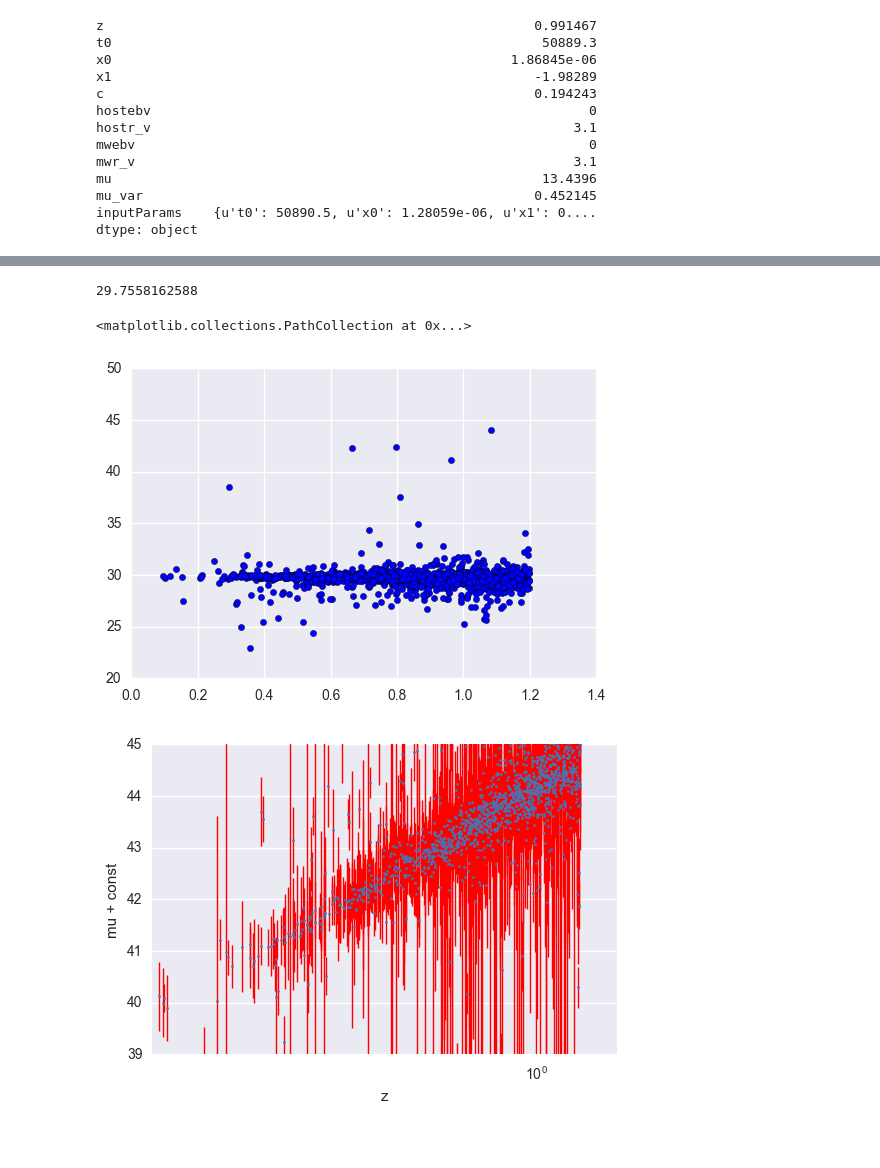
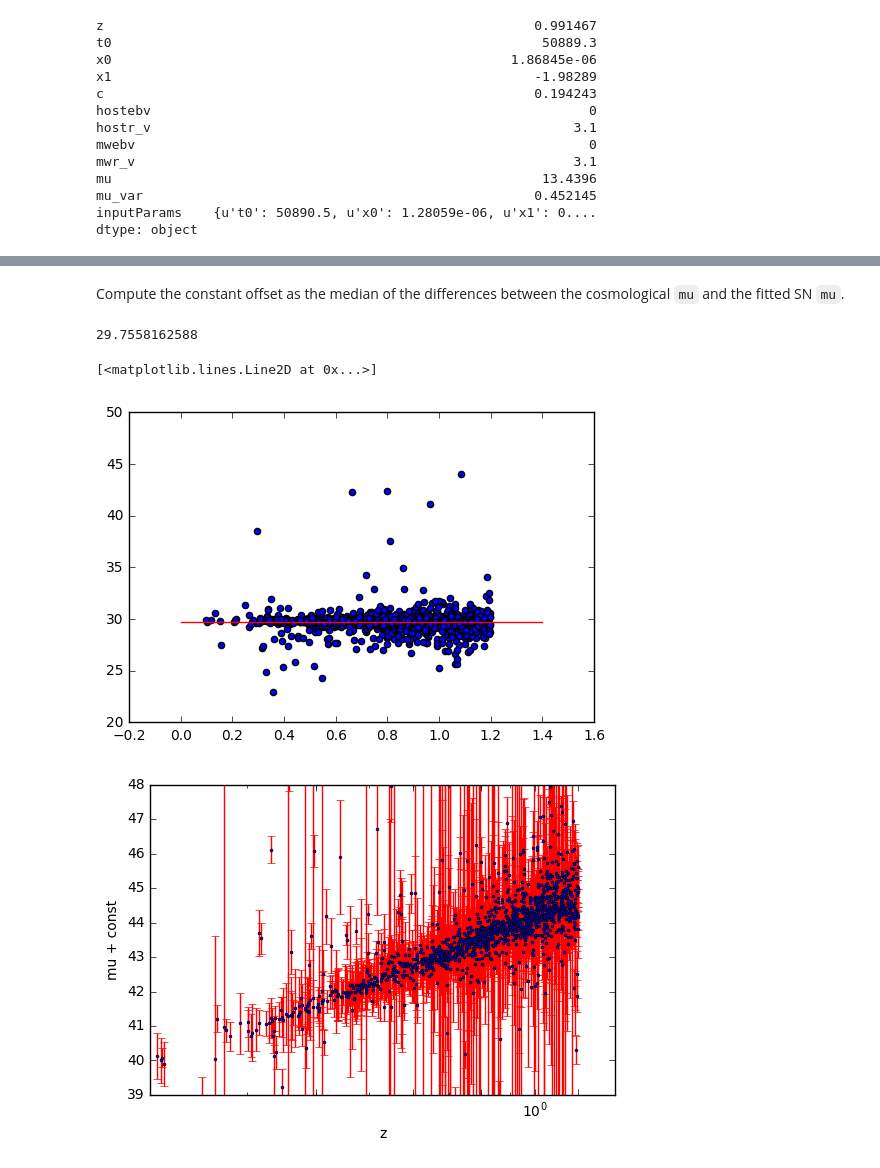
Before and after one commit to rbiswas4/AnalyzeSN, a Jupyter notebook: notebooks/Hubble Diagram.ipynb, the cells around one changed output, grey strips where cells are left out. Drawn from its saved outputs; the diff is of its cells as text; code cells hidden in the pictures; blank space fills up the shorter version.

```diff
--- a/notebooks/Hubble Diagram.ipynb
+++ b/notebooks/Hubble Diagram.ipynb
@@ -84,17 +99,21 @@ plt.ylim((39,45));
+# %% [markdown]
+Compute the constant offset as the median of the differences between the cosmological `mu` and the fitted SN `mu`.
 # %%
 const = np.median(muz-mu)
 print const
 plt.scatter(z,muz-mu)
+plt.plot([0,1.4],[const,const],'r')
 # %% [output]
 29.7558162588
-<matplotlib.collections.PathCollection at 0x...>
+[<matplotlib.lines.Line2D at 0x...>]
-[figure, old version]
+[figure, new version]
 # %%
 plt.errorbar(z, mu+const, yerr=np.sqrt(mu_var), fmt='o', ecolor='r', elinewidth=1, ms=2)
 plt.xlabel('z')
 plt.xscale('log')
 plt.ylabel('mu + const')
 plt.xlim((0.2,1.4))
-plt.ylim((39,45));
+plt.xticks(np.arange(0.2,1.4,0.2))
+plt.ylim((39,48));
 # %% [output]
-[figure, old version]
+[figure, new version]
```
Also changed, not shown: parts of 9 cells of this notebook.
